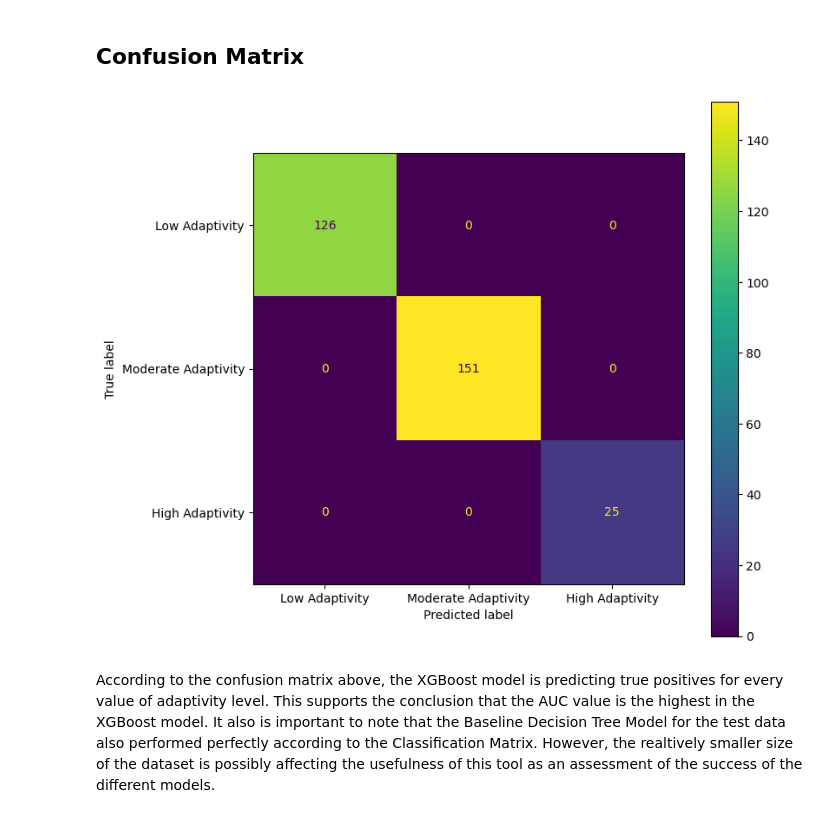
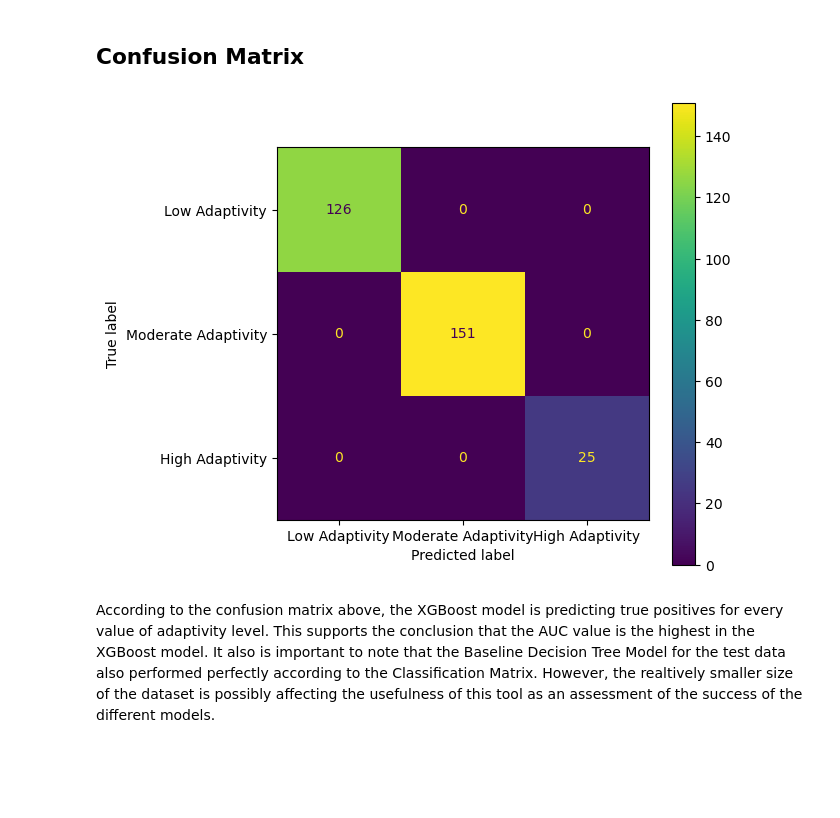
Before and after one commit to emilykmarsh/Students-Adaptivity-Level-In-Online-Education, a Jupyter notebook: Phase3FinalProject .ipynb, the cells around one changed output. Cells and saved outputs as stored; diff of their text form; code cells hidden in the pictures; blank space fills up the shorter version.

```diff
--- a/Phase3FinalProject .ipynb
+++ b/Phase3FinalProject .ipynb
@@ -71,7 +71,7 @@ sns.palplot(pal)
 ## Initial Dataset Exploration
 # %%
 #importing dataset into a pandas dataframe
-data = pd.read_csv('students_adaptability_level_online_education 2.csv')
+data = pd.read_csv('data/students_adaptability_level_online_education 2.csv')
 # %%
 #initial overview of datasets columns and data types
 data.info()
@@ -1503,11 +1502,11 @@ Using the visualization, the XGBoost Optimized has one of the highest AUC values
 ## Confusion Matrix
 # %%
 #Plot the confusion matrix of the XGBoost Model
-fig,ax=plt.subplots(figsize=(8,8))
+fig,ax=plt.subplots(figsize=(6,6))
 plot_confusion_matrix(grid_xgb,X_test,grid_xgb_test_preds,ax=ax,display_labels=names)
 plt.savefig("XGBoostConfusionMatrix.jpg");
 # %% [output]
-[figure, old version]
+[figure, new version]
 # %% [markdown]
 According to the confusion matrix above, the XGBoost model is predicting true positives for every value of adaptivity level. This supports the conclusion that the AUC value is the highest in the XGBoost model. It also is important to note that the Baseline Decision Tree Model for the test data also performed perfectly according to the Classification Matrix. However, the realtively smaller size of the dataset is possibly affecting the usefulness of this tool as an assessment of the success of the different models.
 # %% [markdown]
```
Also changed, not shown: parts of 7 cells of this notebook, 5 other files.
